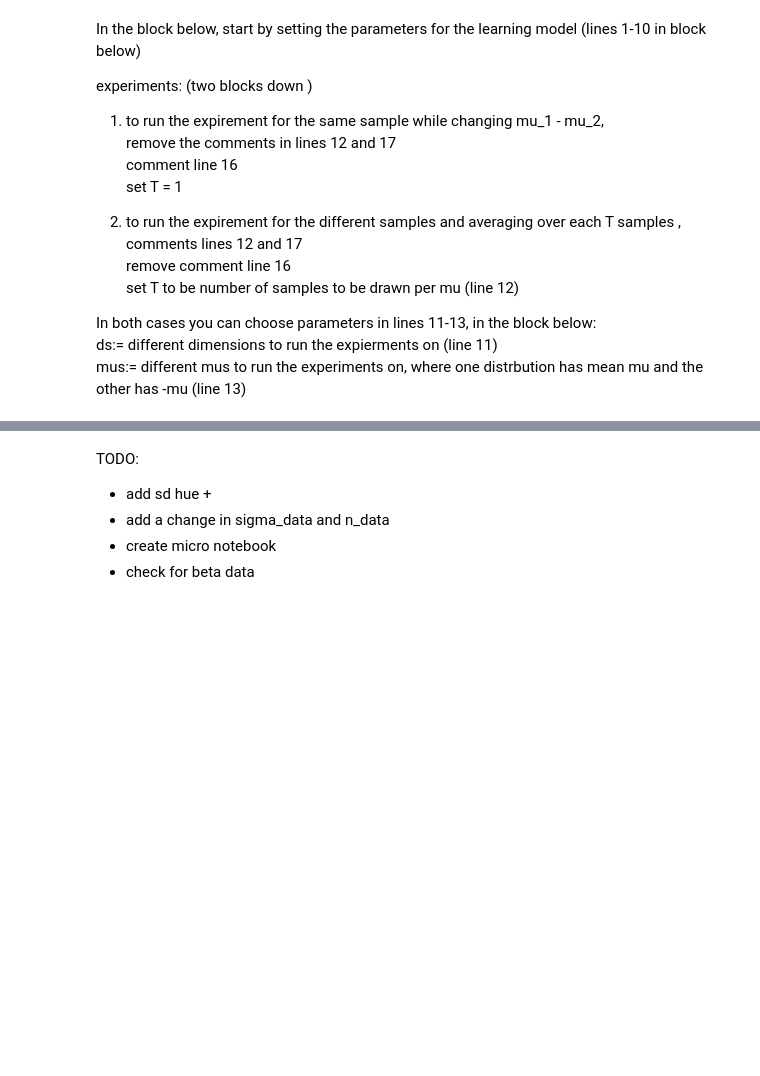
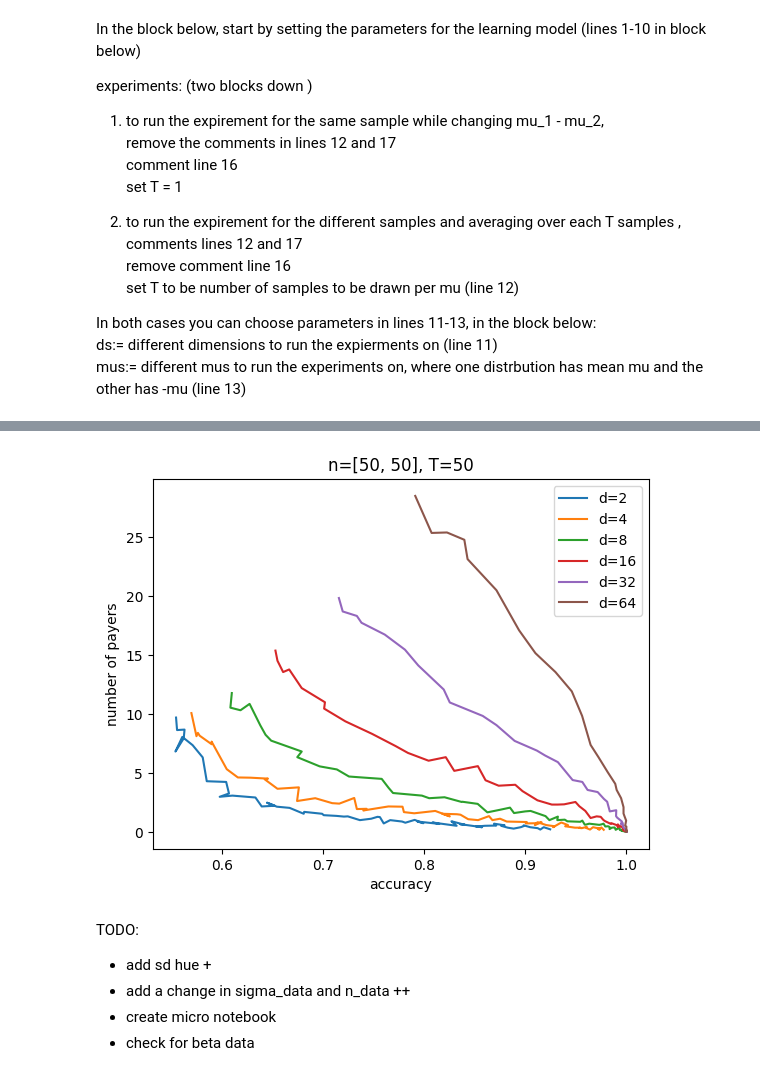
Before and after one commit to BML-Technion/accuracy_auctions, a Jupyter notebook: experiments.ipynb, the cells around one changed output, grey strips where cells are left out. Saved outputs shown, nothing was run; the diff lists cells and outputs as text; code cells hidden in the pictures; blank space fills up the shorter version.

```diff
--- a/experiments.ipynb
+++ b/experiments.ipynb
@@ -97,19 +106,7 @@ def compute_num_payers_for_d(d):#, k = None):
 # %%
 results = Parallel(n_jobs=-1, backend="loky")(
-    delayed(compute_num_payers_for_d)(d) for d in ds
+    delayed(compute_metrics_d)(d) for d in ds
 )
 
-results = dict(results)  # {d: num_payers}
-for d, num_payers in results.items():
-    mean_num_payers = np.array([np.mean(num_payers[i]) for i in range(len(mus))])
-    sd_num_payers = np.array([np.std(num_payers[i]) for i in range(len(mus))])
-    plt.plot(2*mus, mean_num_payers, label=f"d={d}")
-    plt.fill_between(2*mus, mean_num_payers - sd_num_payers, mean_num_payers + sd_num_payers, alpha=0.3)
-
-plt.xlabel("diff μ")
-plt.ylabel("Average number of payers")
-plt.legend()
-plt.grid(True)
-plt.title(f"Average Number of Payers vs diff μ for Different Dimensions and n={n}")
-plt.show()
+results = dict(results) # map from d to metrics dict
 # %% [output]
@@ -117,8 +142,35 @@ plt.show()
+# %%
+for d in results.keys():
+    num_payers = results[d]["num_payers"]
+    acc = results[d]["acc"]
+    sum_payments = results[d]["sum_payments"]
+    prc_relevant = results[d]["prc_relevant"]
+
+    mean_num_payers = np.array([np.mean(num_payers[i]) for i in range(len(mus))])
+    mean_sum_payments = np.array([np.mean(sum_payments[i]) for i in range(len(mus))])
+    mean_acc = np.array([np.mean(acc[i]) for i in range(len(mus))])
+    mean_prc_relevant = np.array([np.mean(prc_relevant[i]) for i in range(len(mus))])
+
+    sd_num_payers = np.array([np.std(num_payers[i]) for i in range(len(mus))])
+    sd_sum_payments = np.array([np.std(sum_payments[i]) for i in range(len(mus))])
+
+    plt.plot(mean_acc, mean_num_payers, label=f"d={d}")
+    # plt.plot(2*mus, mean_acc, label=f"Acc d={d}", linestyle='--')
+    # plt.fill_between(2*mus, mean_num_payers - sd_num_payers, mean_num_payers + sd_num_payers, alpha=0.3)
+
+plt.xlabel("accuracy")
+plt.ylabel("number of payers")
+plt.legend()
+# plt.grid(True)
+plt.title(f"n={n}, T={T}")
+plt.show()
+# %% [output]
+[figure, added]
 # %% [markdown]
 TODO: <br>
 <ul>
      <li> add sd hue + </li>
-     <li>add a change in sigma_data and n_data </li>
+     <li>add a change in sigma_data and n_data ++</li>
      <li>create micro notebook </li>
      <li>check for beta data </li>
 </ul>
```
Also changed, not shown: parts of 5 cells of this notebook, 2 other files.
